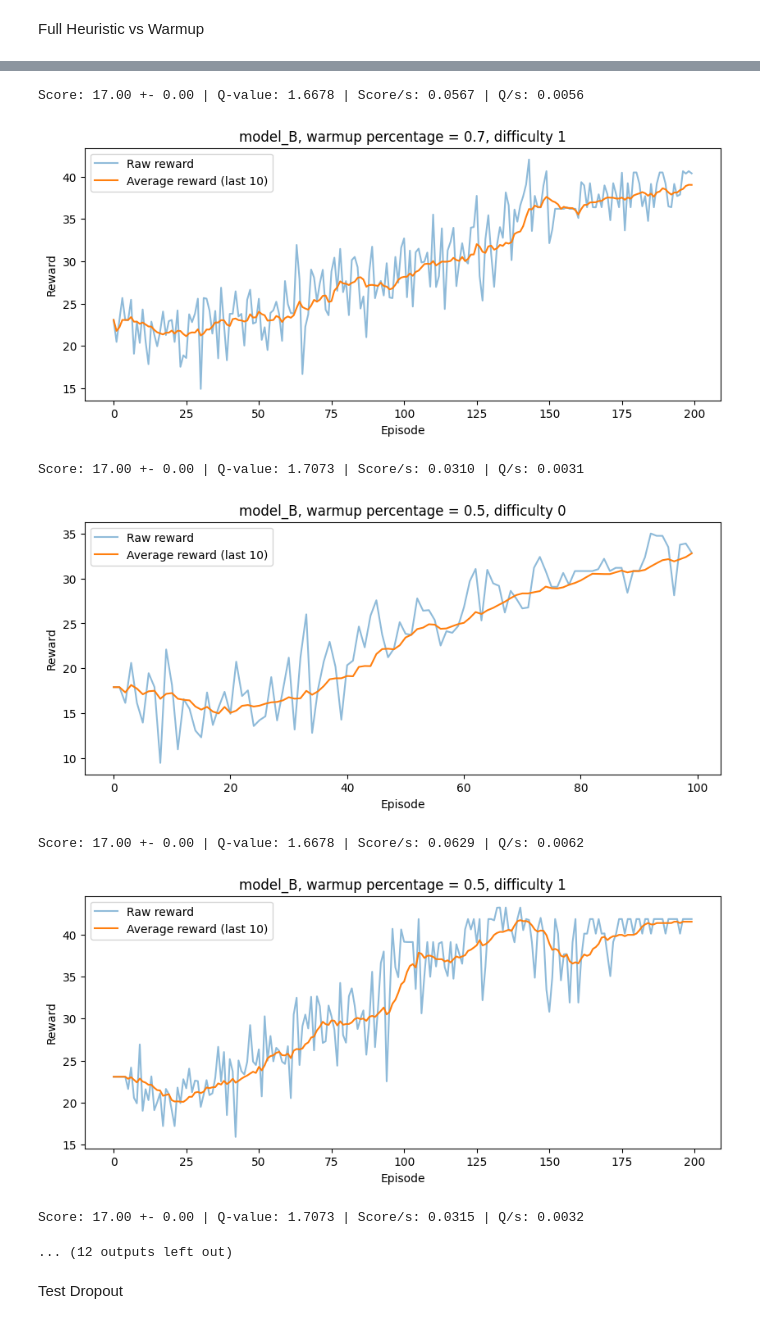
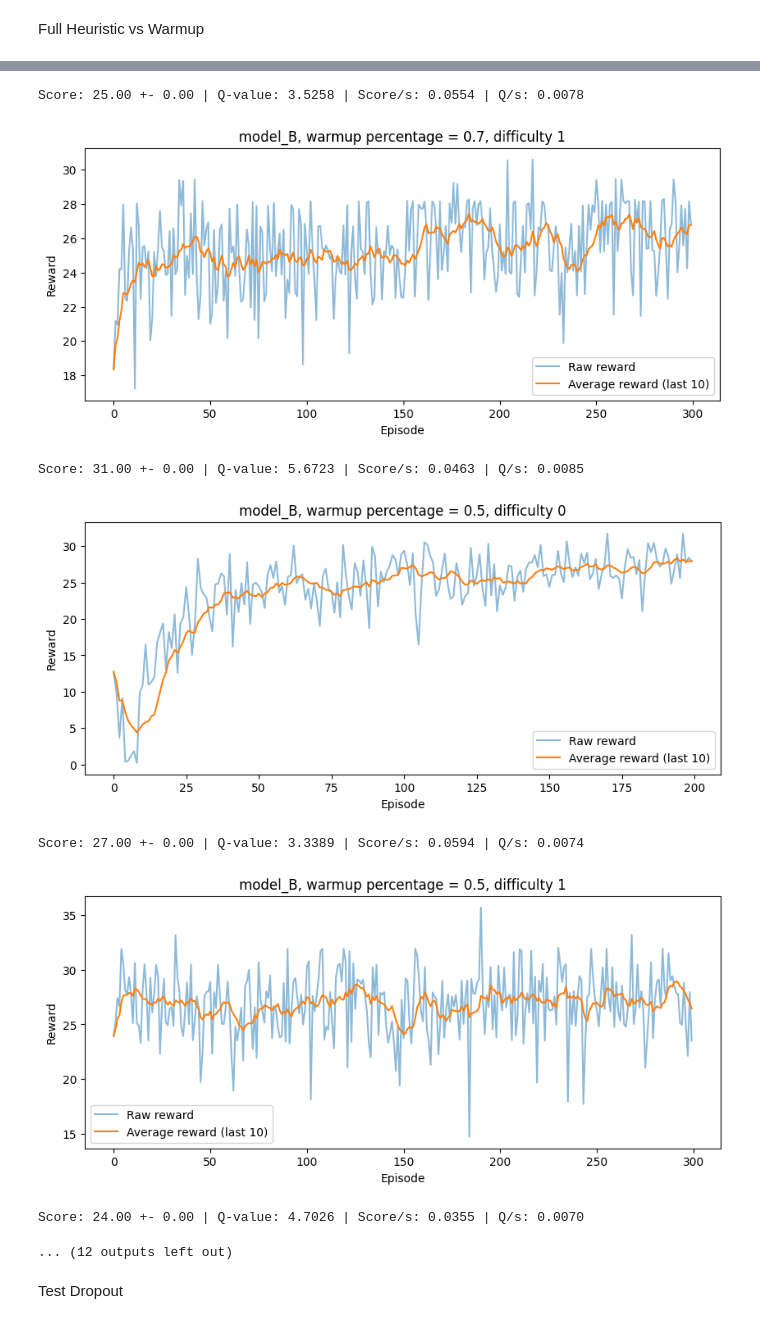
Before and after one commit to rarosilva/DL_Proj2, a Jupyter notebook: tasks/task1.ipynb, the cells around one changed output, grey strips where cells are left out. Saved outputs shown, nothing was run; the diff lists cells and outputs as text; code cells hidden in the pictures.

```diff
--- a/tasks/task1.ipynb
+++ b/tasks/task1.ipynb
@@ -239,7 +234,7 @@ for model_name, model in models.items():
     optimizer = optimizers[model_name]
 
     start = time.time()
-    train(envs["difficulty_0"], model, optimizer, n_episodes=10, gamma=0.99, n_frames=1, name=model_name)
+    train(envs["difficulty_0"], model, optimizer, n_episodes=200, gamma=0.99, n_frames=1, name=model_name)
     mean_score, std_score, mean_q, score_per_t, q_per_t = evaluate(envs["difficulty_0"], model, 1, time.time() - start)
     print(f"Score: {mean_score:.2f} +- {std_score:.2f} | Q-value: {mean_q:.4f} | Score/s: {score_per_t:.4f} | Q/s: {q_per_t:.4f}")
 # %% [output]
@@ -364,12 +359,12 @@ for w in warmups:
     optimizer = optim.RMSprop(dqn.parameters(), lr=LR, alpha=0.99, eps=1e-8)
 
     start = time.time()
-    train(envs["difficulty_0"], dqn, optimizer, n_episodes=100, gamma=0.99, n_frames=1, heuristic=heuristic_policy, warmup_pct=w, name=f"model_B, warmup percentage = {w}, difficulty 0")
-    mean_score, std_score, mean_q, score_per_t, q_per_t = evaluate(envs["difficulty_0"], model, 1, time.time() - start)
+    train(envs["difficulty_0"], dqn, optimizer, n_episodes=200, gamma=0.99, n_frames=1, heuristic=heuristic_policy, warmup_pct=w, name=f"model_B, warmup percentage = {w}, difficulty 0")
+    mean_score, std_score, mean_q, score_per_t, q_per_t = evaluate(envs["difficulty_0"], dqn, 1, time.time() - start)
     print(f"Score: {mean_score:.2f} +- {std_score:.2f} | Q-value: {mean_q:.4f} | Score/s: {score_per_t:.4f} | Q/s: {q_per_t:.4f}")
 
     start = time.time()
-    train(envs["difficulty_1"], dqn, optimizer, n_episodes=200, gamma=0.99, n_frames=1, heuristic=heuristic_policy, warmup_pct=w, name=f"model_B, warmup percentage = {w}, difficulty 1")
-    mean_score, std_score, mean_q, score_per_t, q_per_t = evaluate(envs["difficulty_1"], model, 1, time.time() - start)
+    train(envs["difficulty_1"], dqn, optimizer, n_episodes=300, gamma=0.99, n_frames=1, heuristic=heuristic_policy, warmup_pct=w, name=f"model_B, warmup percentage = {w}, difficulty 1")
+    mean_score, std_score, mean_q, score_per_t, q_per_t = evaluate(envs["difficulty_1"], dqn, 1, time.time() - start)
     print(f"Score: {mean_score:.2f} +- {std_score:.2f} | Q-value: {mean_q:.4f} | Score/s: {score_per_t:.4f} | Q/s: {q_per_t:.4f}")
 # %% [output]
@@ -381,8 +376,8 @@ Score: 17.00 +- 0.00 | Q-value: 1.7073 | Score/s: 0.0308 | Q/s: 0.0031
-Score: 17.00 +- 0.00 | Q-value: 1.6678 | Score/s: 0.0567 | Q/s: 0.0056
+Score: 25.00 +- 0.00 | Q-value: 3.5258 | Score/s: 0.0554 | Q/s: 0.0078
-[figure, old version]
+[figure, new version]
-Score: 17.00 +- 0.00 | Q-value: 1.7073 | Score/s: 0.0310 | Q/s: 0.0031
+Score: 31.00 +- 0.00 | Q-value: 5.6723 | Score/s: 0.0463 | Q/s: 0.0085
-[figure, old version]
+[figure, new version]
-Score: 17.00 +- 0.00 | Q-value: 1.6678 | Score/s: 0.0629 | Q/s: 0.0062
+Score: 27.00 +- 0.00 | Q-value: 3.3389 | Score/s: 0.0594 | Q/s: 0.0074
-[figure, old version]
+[figure, new version]
-Score: 17.00 +- 0.00 | Q-value: 1.7073 | Score/s: 0.0315 | Q/s: 0.0032
+Score: 24.00 +- 0.00 | Q-value: 4.7026 | Score/s: 0.0355 | Q/s: 0.0070
 ... (12 outputs left out)
```
Also changed, not shown: parts of 15 cells of this notebook.
